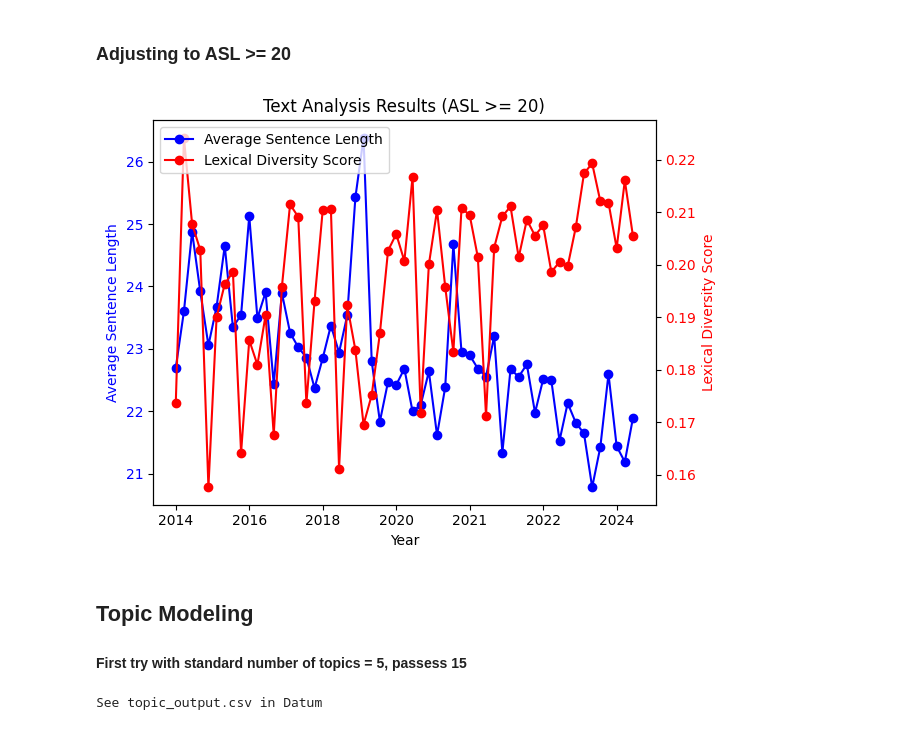
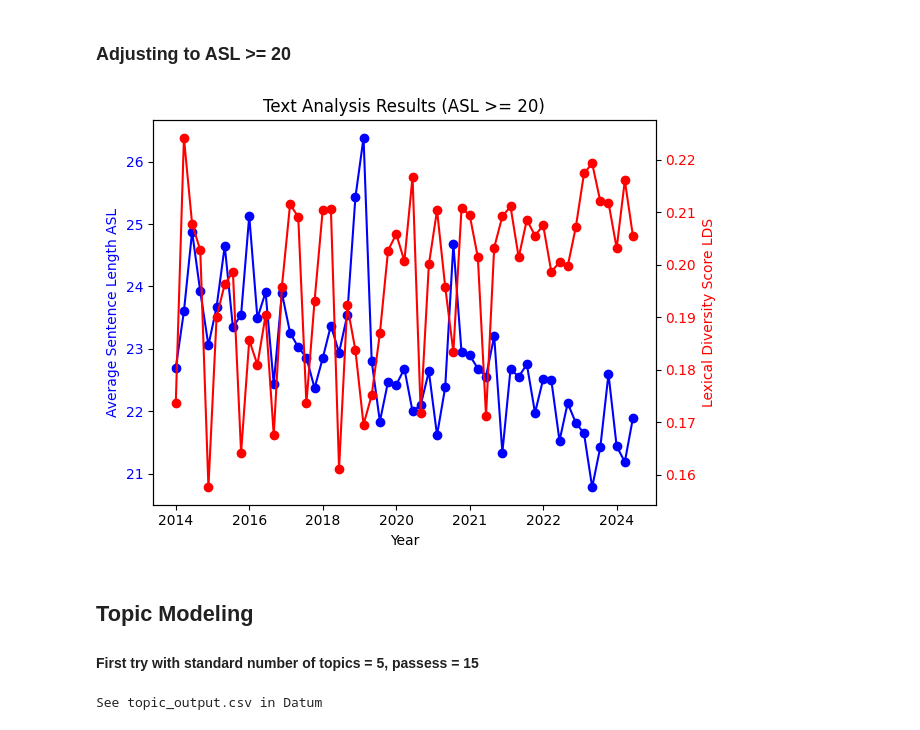
Before and after one commit to Ih8l1ght/FOMC-Analysis, a Jupyter notebook: Text_Analysis.ipynb, the cells around one changed output. Drawn from its saved outputs; the diff is of its cells as text; code cells hidden in the pictures.

```diff
--- a/Text_Analysis.ipynb
+++ b/Text_Analysis.ipynb
@@ -130,40 +152,41 @@ plt.show()
 # Filter data based on average sentence length (modify threshold as needed)
 filtered_filenames = [filename for filename, asl in zip(filenames, average_sentence_lengths) if asl >= 20]
 filtered_average_sentence_lengths = [asl for asl in average_sentence_lengths if asl >= 20]
 filtered_lexical_diversity_scores = [lds for lds, asl in zip(lexical_diversity_scores, average_sentence_lengths) if asl >= 20]  # Use zip for corresponding data
 
 # Create the plot
 fig, ax1 = plt.subplots()
 
 # Plot average sentence length on the left y-axis
-ax1.plot(filtered_filenames, filtered_average_sentence_lengths, 'b-o', label='Average Sentence Length')
+ax1.plot(filtered_filenames, filtered_average_sentence_lengths, 'b-o', label='ASL')
 ax1.set_xlabel('Year')
-ax1.set_ylabel('Average Sentence Length', color='b')
+ax1.set_ylabel('Average Sentence Length ASL', color='b')
 ax1.tick_params(axis='y', labelcolor='b')
 
 # Set the secondary y-axis for lexical diversity score
 ax2 = ax1.twinx()
 
 # Plot lexical diversity score on the right y-axis
-ax2.plot(filtered_filenames, filtered_lexical_diversity_scores, 'r-o', label='Lexical Diversity Score')
-ax2.set_ylabel('Lexical Diversity Score', color='r')
+ax2.plot(filtered_filenames, filtered_lexical_diversity_scores, 'r-o', label='LDS')
+ax2.set_ylabel('Lexical Diversity Score LDS', color='r')
 ax2.tick_params(axis='y', labelcolor='r')
 
 # Add a title and legend
 plt.title('Text Analysis Results (ASL >= 20)')  # Update title
 lines1, labels1 = ax1.get_legend_handles_labels()
 lines2, labels2 = ax2.get_legend_handles_labels()
-plt.legend(lines1 + lines2, labels1 + labels2, loc='upper left')
+#plt.legend(lines1 + lines2, labels1 + labels2, loc='upper left') who needs a legend when you have colors
 
 # Customize x-axis labels
 x_labels = [filename[11:15] for i, filename in enumerate(filtered_filenames) if i % 9 == 0]  # Extracting year from filename
 plt.xticks(range(0, len(filtered_filenames), 9), x_labels, rotation=45)
 
 plt.tight_layout()
+plt.savefig('Charts/ASLvsLDS20.png')
 plt.show()
 # %% [output]
-[figure, old version]
+[figure, new version]
 # %% [markdown]
 ## Topic Modeling
-#### First try with standard number of topics = 5, passess 15
+#### First try with standard number of topics = 5, passess = 15
 # %%
```
Also changed, not shown: parts of 8 cells of this notebook, 13 other files.
